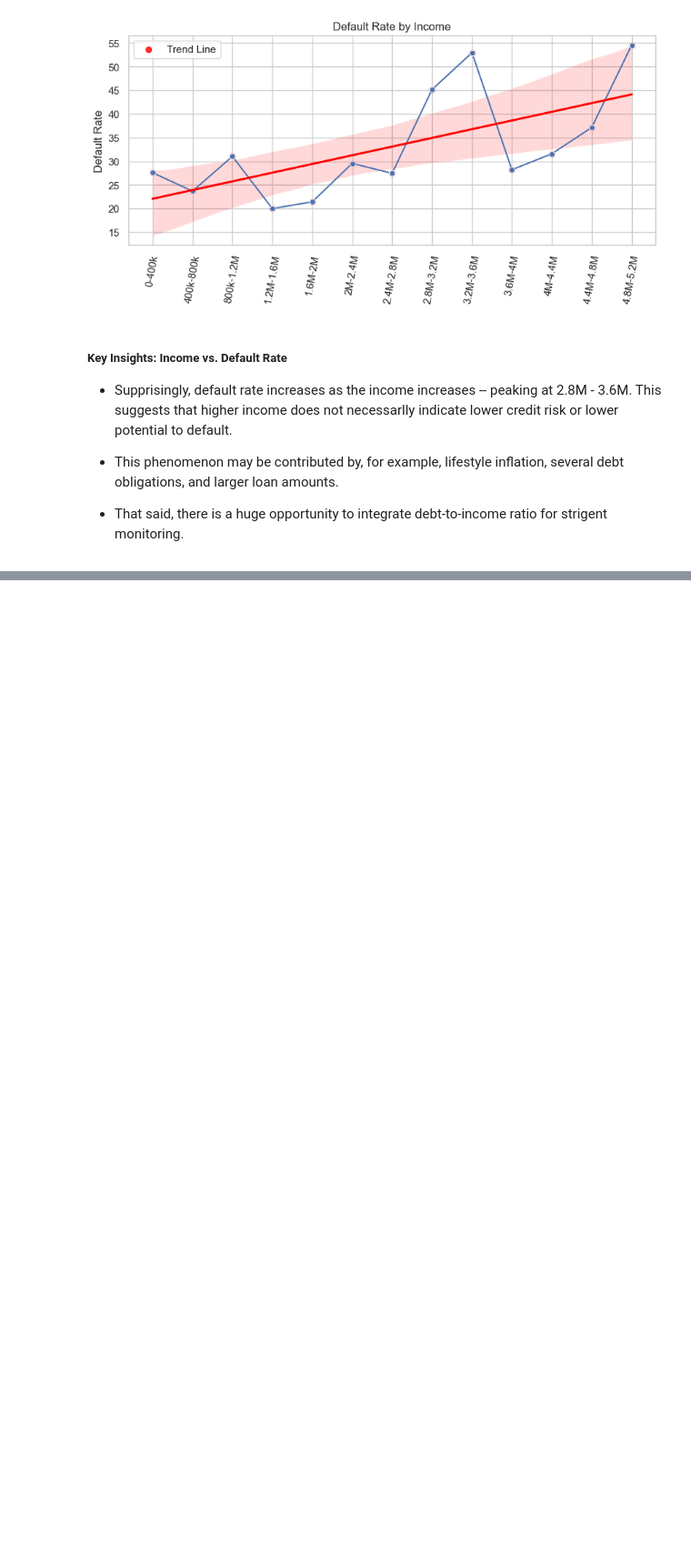
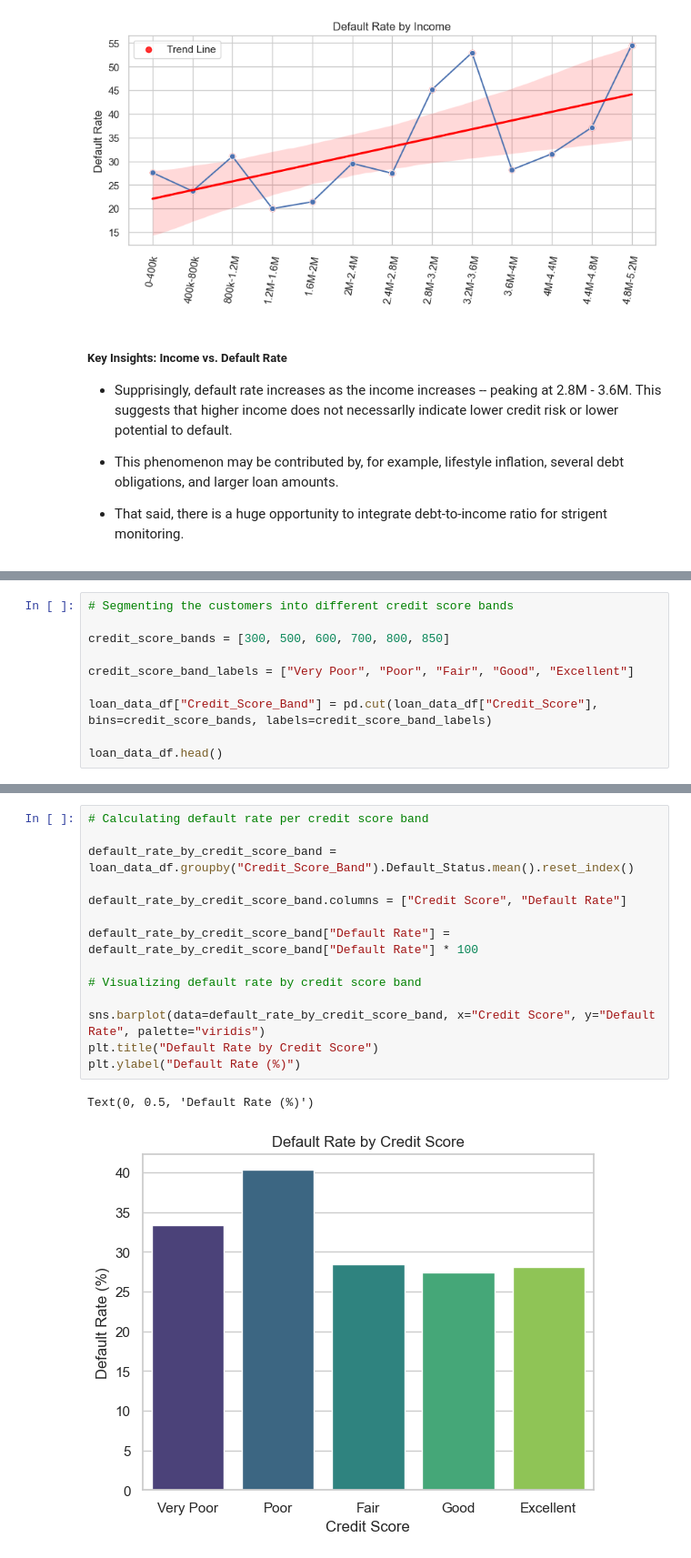
Before and after one commit to mut-rogers/Loan-Default-Analysis, a Jupyter notebook: solution.ipynb, the cells around one changed output, grey strips where cells are left out. Shown: that part at 91% size. Saved outputs shown, nothing was run; the diff lists cells and outputs as text; blank space fills up the shorter version.

```diff
--- a/solution.ipynb
+++ b/solution.ipynb
@@ -289,0 +322,10 @@ plt.legend()
+# %%
+# Segmenting the customers into different credit score bands
+
+credit_score_bands = [300, 500, 600, 700, 800, 850]
+
+credit_score_band_labels = ["Very Poor", "Poor", "Fair", "Good", "Excellent"]
+
+loan_data_df["Credit_Score_Band"] = pd.cut(loan_data_df["Credit_Score"], bins=credit_score_bands, labels=credit_score_band_labels)
+
+loan_data_df.head()
@@ -289,0 +340,17 @@ plt.legend()
+# %%
+# Calculating default rate per credit score band
+
+default_rate_by_credit_score_band = loan_data_df.groupby("Credit_Score_Band").Default_Status.mean().reset_index()
+
+default_rate_by_credit_score_band.columns = ["Credit Score", "Default Rate"]
+
+default_rate_by_credit_score_band["Default Rate"] = default_rate_by_credit_score_band["Default Rate"] * 100
+
+# Visualizing default rate by credit score band
+
+sns.barplot(data=default_rate_by_credit_score_band, x="Credit Score", y="Default Rate", palette="viridis")
+plt.title("Default Rate by Credit Score")
+plt.ylabel("Default Rate (%)")
+# %% [output]
+Text(0, 0.5, 'Default Rate (%)')
+[figure, added]
```
Also changed, not shown: parts of 8 cells of this notebook.
